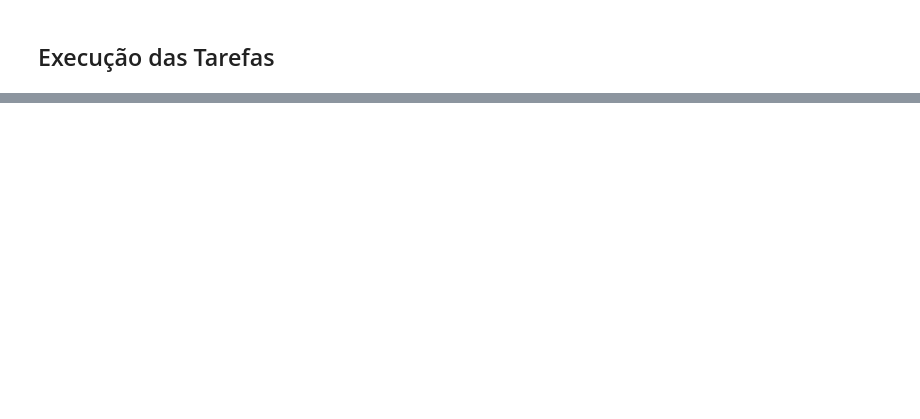
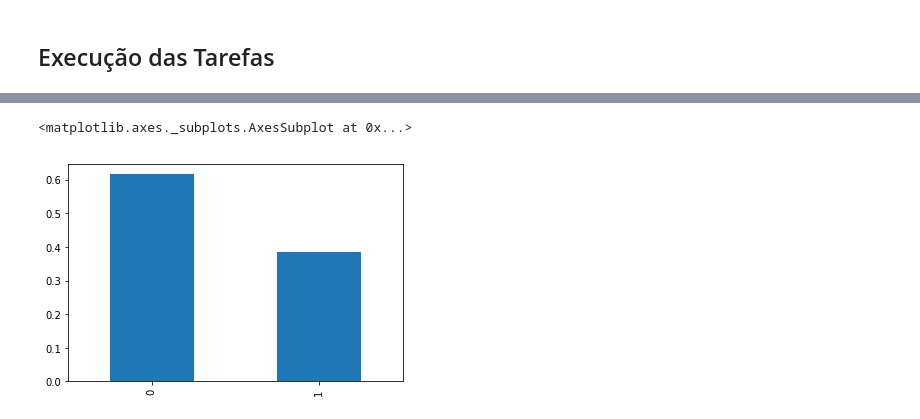
Before and after one commit to rene-michel/teste, a Jupyter notebook: René_Michel_de_Azevedo_Mota_Nunes_lab301.ipynb, the cells around one changed output, grey strips where cells are left out. Drawn from its saved outputs; the diff is of its cells as text; code cells hidden in the pictures; blank space fills up the shorter version.

```diff
--- a/René_Michel_de_Azevedo_Mota_Nunes_lab301.ipynb
+++ b/René_Michel_de_Azevedo_Mota_Nunes_lab301.ipynb
@@ -46,0 +55,3 @@ Descreva neste espaço as tarefas que serão realizadas para a base do Titanic.
+# %%
+titanic_dataset = titanic_dataset.drop(columns=['PassengerId','Name', 'Ticket'])
+titanic_dataset.head()
@@ -46,0 +65,5 @@ Descreva neste espaço as tarefas que serão realizadas para a base do Titanic.
+# %%
+titanic_dataset['Survived'].value_counts(normalize=True).plot(kind='bar')
+# %% [output]
+<matplotlib.axes._subplots.AxesSubplot at 0x...>
+[figure, added]
```
Also changed, not shown: parts of 17 cells of this notebook.
